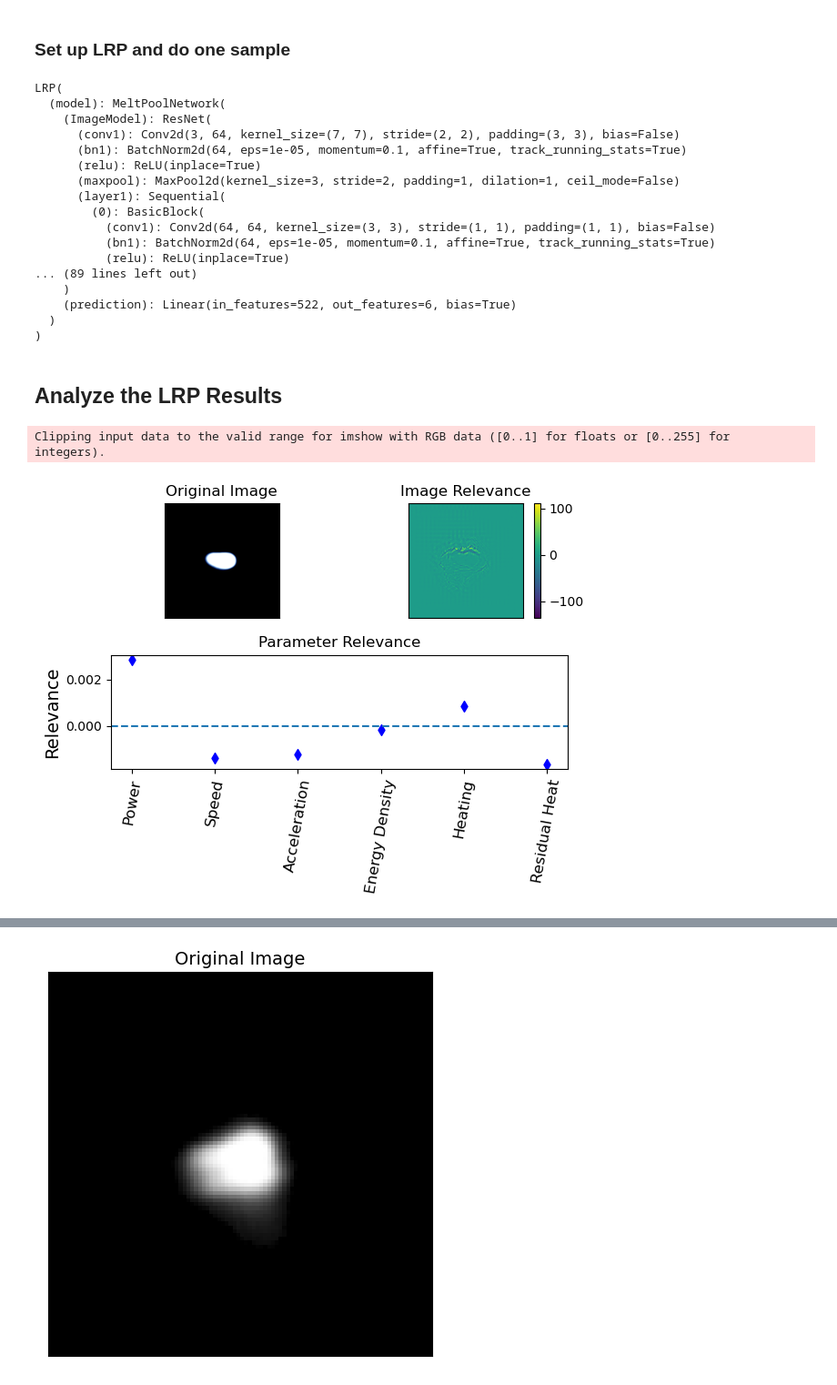
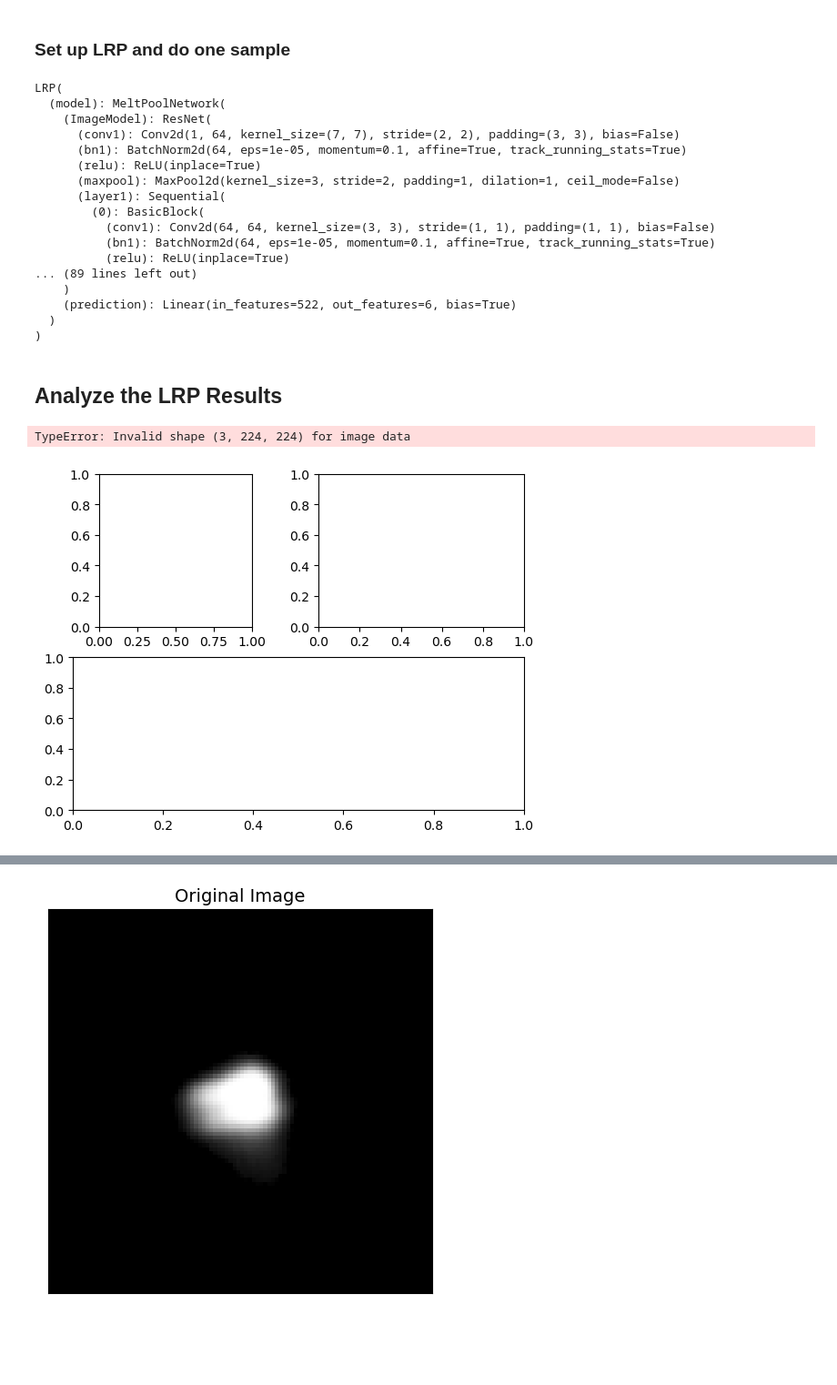
Before and after one commit to satomm1/LPBF_Cluster_And_XAI, a Jupyter notebook: src/LRP_RTC.ipynb, the cells around one changed output, grey strips where cells are left out. Shown: that part at 91% size. Drawn from its saved outputs; the diff is of its cells as text; code cells hidden in the pictures; blank space fills up the shorter version.

Commit message:
Add additional plots and models as they are fine tuned

```diff
--- a/src/LRP_RTC.ipynb
+++ b/src/LRP_RTC.ipynb
@@ -134,7 +134,8 @@ class MeltpoolDataset(Dataset):
         # Load the image and convert to a PIL image
         img_name = os.path.join(self.root_dir, self.images[idx])
         image = io.imread(img_name)
-        image = self.PIL_transform(image).convert('RGB')
+#         image = self.PIL_transform(image).convert('RGB')
+        image = self.PIL_transform(image)
 
         # Apply transforms to the image
         if self.transform:
@@ -309,6 +310,6 @@ EPS = 0.01
 # DATA_DIR = '../../Melt Pool Camera Preprocessed PNG/'
 DATA_DIR = '../../RealTimeControl/Preprocessed Images/'
 
-MODEL_NAME = 'testV22_1' # Name to save trained model
+MODEL_NAME = 'testV24_1' # Name to save trained model
 # %%
 # neural_network_data/train_labels_pp.xlsx'
@@ -335,6 +346,7 @@ torch.cuda.empty_cache()
 
 # Load neural network
 ImgModel = resnet18()
+ImgModel.conv1 = nn.Conv2d(1, 64, kernel_size=(7, 7), stride=(2, 2), padding=(3, 3), bias=False)
 ImgModel.fc = nn.Linear(512, 512)
 ImgModel.to(device)
 model = MeltPoolNetwork(ImgModel, num_classes=NUM_MELT_POOL_CLASSES, num_param=NUM_PROCESS_PARAM).to(device)
@@ -368,7 +380,7 @@ lrp_eps
 LRP(
   (model): MeltPoolNetwork(
     (ImageModel): ResNet(
-      (conv1): Conv2d(3, 64, kernel_size=(7, 7), stride=(2, 2), padding=(3, 3), bias=False)
+      (conv1): Conv2d(1, 64, kernel_size=(7, 7), stride=(2, 2), padding=(3, 3), bias=False)
       (bn1): BatchNorm2d(64, eps=1e-05, momentum=0.1, affine=True, track_running_stats=True)
       (relu): ReLU(inplace=True)
       (maxpool): MaxPool2d(kernel_size=3, stride=2, padding=1, dilation=1, ceil_mode=False)
@@ -394,13 +406,13 @@ sample = next(iter(dataloader_test))
 R_dict = lrp_eps.evaluate(sample)
 
 img = sample['image'].numpy().squeeze()
-img = np.transpose(img, axes=[1,2,0])
+# img = np.transpose(img, axes=[1,2,0])
 pp = sample['process_parameters'].numpy()
 label = sample['label'].item()
 R_img_list = R_dict["image"]
 R_img = R_img_list[-1].cpu().detach().numpy().squeeze()
-R_img = np.transpose(R_img, axes=[1,2,0])
-R_img = np.mean(R_img, axis=2)
+# R_img = np.transpose(R_img, axes=[1,2,0])
+# R_img = np.mean(R_img, axis=2)
 
 R_pp_list = R_dict["pp"]
 R_pp = R_pp_list[-1]
@@ -417,35 +429,35 @@ fig, axs = plt.subplot_mosaic([['left', 'right'],['bottom', 'bottom']])
 axs['left'].imshow(img)
 # axs['left'].title.set_text("GT: " + str(label) + ", Pred: " + str(preds.item()))
 axs['left'].title.set_text("Original Image")
 axs['left'].set_xticks([])
 axs['left'].set_yticks([])
 axs['left'].set_xticklabels([])
 axs['left'].set_yticklabels([])
 
 heatmap = axs['right'].imshow(R_img)
 cbar = fig.colorbar(heatmap, ax=axs['right'])
 cbar.ax.yaxis.set_offset_position('left')
 cbar.update_ticks()
 axs['right'].title.set_text('Image Relevance')
 axs['right'].set_xticks([])
 axs['right'].set_yticks([])
 axs['right'].set_xticklabels([])
 axs['right'].set_yticklabels([])
 
 axs['bottom'].scatter(np.arange(NUM_PROCESS_PARAM), R_pp.cpu().detach().numpy(), color="blue", marker="d")
 axs['bottom'].set_ylabel("Relevance",fontsize=14)
 # axs['bottom'].set_ylabel("Relevance",color="blue",fontsize=14)
 axs['bottom'].axhline(0, linestyle='dashed')
 
 axs['bottom'].title.set_text('Parameter Relevance')
 pp_labels = ('Power','Speed','Acceleration','Energy Density','Heating', 'Residual Heat')
 axs['bottom'].set_xticks(np.arange(NUM_PROCESS_PARAM))
 axs['bottom'].set_xticklabels(pp_labels, rotation=80, fontdict={'fontsize': 12})
 fig.tight_layout()
 plt.show()
 # %% [output]
-Clipping input data to the valid range for imshow with RGB data ([0..1] for floats or [0..255] for integers).
+TypeError: Invalid shape (3, 224, 224) for image data
-[figure, old version]
+[figure, new version]
 # %%
 # Plot example pp relevance
 
```
Also changed, not shown: parts of 8 cells of this notebook, 19 other files.
